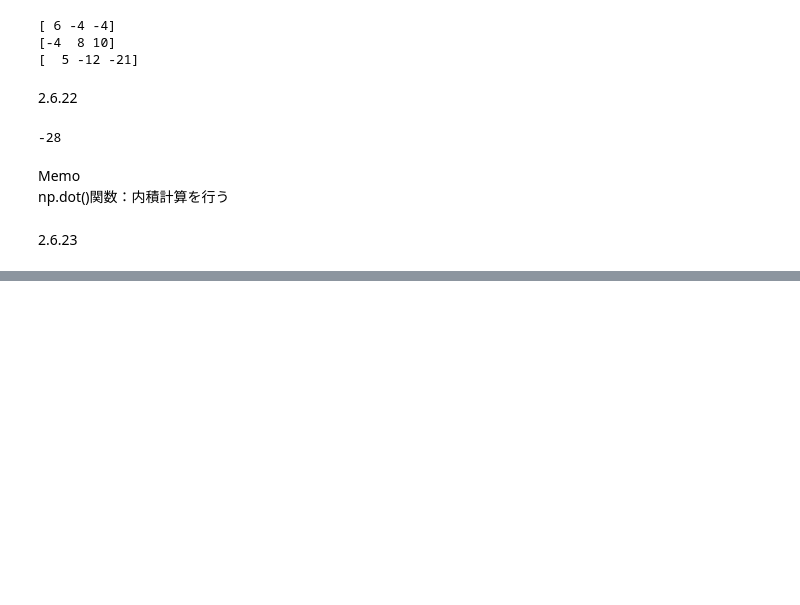
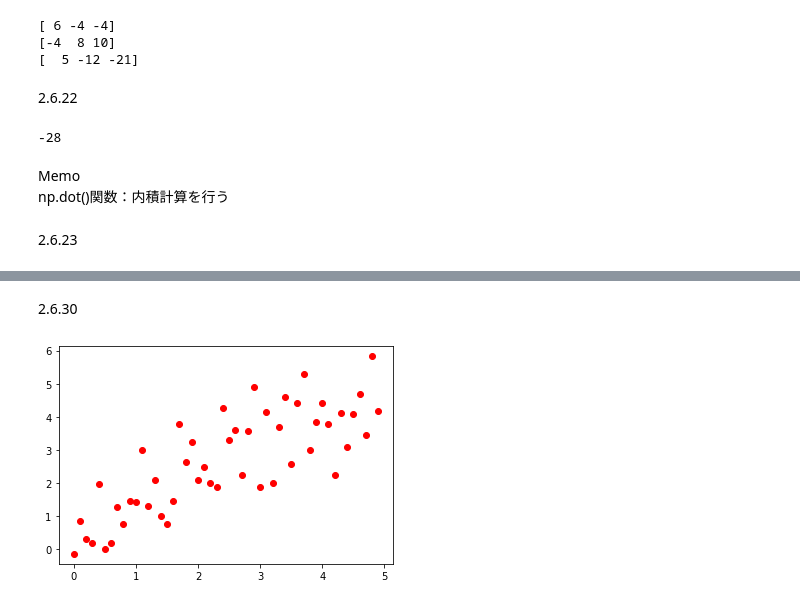
Before and after one commit to KuriharaYoshiki/python_medical_images, a Jupyter notebook: paspale.ipynb, the cells around one changed output, grey strips where cells are left out. Cells and saved outputs as stored; diff of their text form; code cells hidden in the pictures; blank space fills up the shorter version.

```diff
--- a/paspale.ipynb
+++ b/paspale.ipynb
@@ -1207,0 +1347,13 @@ np.dot()関数：内積計算を行う
+# %% [markdown]
+2.6.30
+# %%
+import numpy as np
+import matplotlib.pyplot as plt
+x=np.arange(0,5,0.1)
+y=np.arange(0,5,0.1)+np.random.randn(50)
+fig=plt.figure()
+ax1=fig.add_subplot(1,1,1)
+ax1.scatter(x,y,color='red')
+fig.show()
+# %% [output]
+[figure, added]
```
Also changed, not shown: parts of 29 cells of this notebook.
